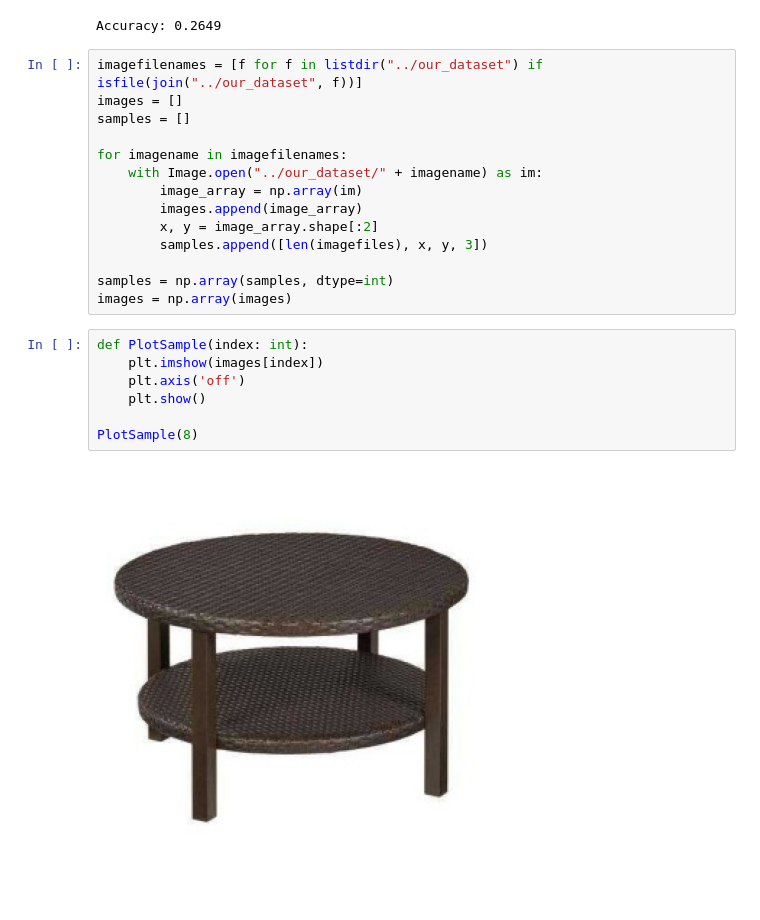
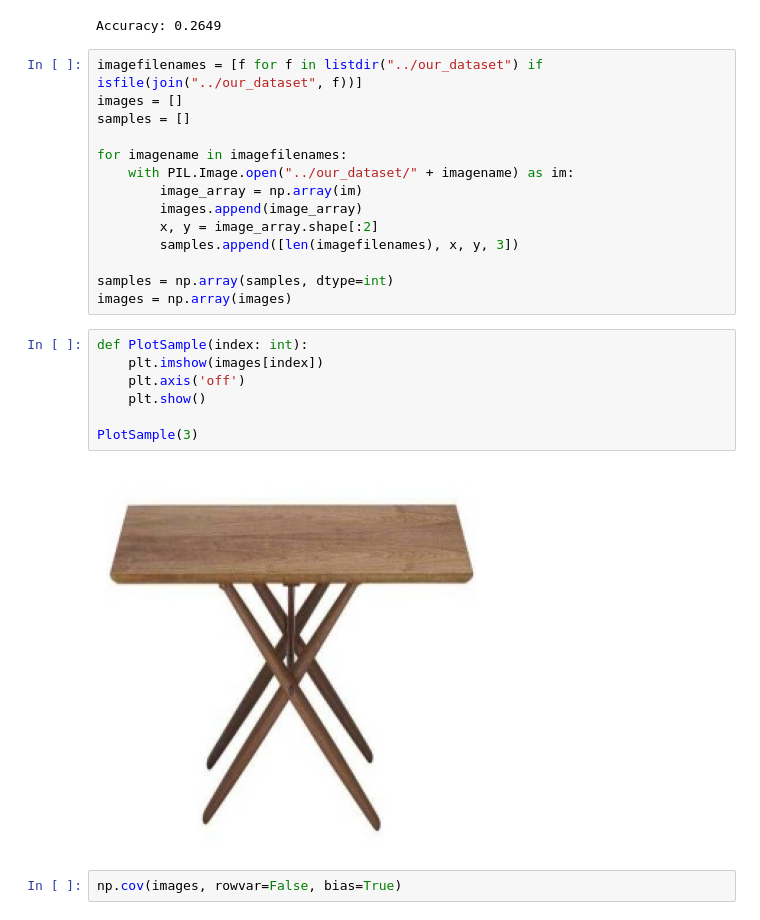
Before and after one commit to Tine-debug/Applied_AI, a Jupyter notebook: lab1_fundamentals_ML_NLP/lab1_fundamentals_ML_NLP/Part1_warmup/D7041E_code_for_lab1.ipynb, the cells around one changed output. Cells and saved outputs as stored; diff of their text form; blank space fills up the shorter version.

```diff
--- a/lab1_fundamentals_ML_NLP/lab1_fundamentals_ML_NLP/Part1_warmup/D7041E_code_for_lab1.ipynb
+++ b/lab1_fundamentals_ML_NLP/lab1_fundamentals_ML_NLP/Part1_warmup/D7041E_code_for_lab1.ipynb
@@ -87,20 +87,22 @@ images = []
 samples = []
 
 for imagename in imagefilenames:
-    with Image.open("../our_dataset/" + imagename) as im:
+    with PIL.Image.open("../our_dataset/" + imagename) as im:
         image_array = np.array(im)
         images.append(image_array)
         x, y = image_array.shape[:2]
-        samples.append([len(imagefiles), x, y, 3])
+        samples.append([len(imagefilenames), x, y, 3])
 
 samples = np.array(samples, dtype=int)
 images = np.array(images)
 # %%
 def PlotSample(index: int):
     plt.imshow(images[index])
     plt.axis('off')
     plt.show()
 
-PlotSample(8)
+PlotSample(3)
 # %% [output]
-[figure, old version]
+[figure, new version]
+# %%
+np.cov(images, rowvar=False, bias=True)
```
